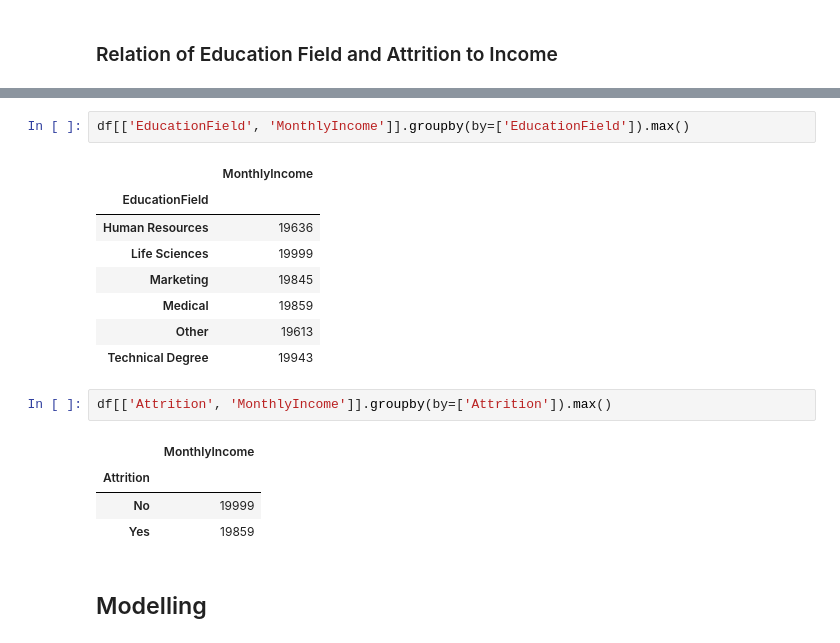
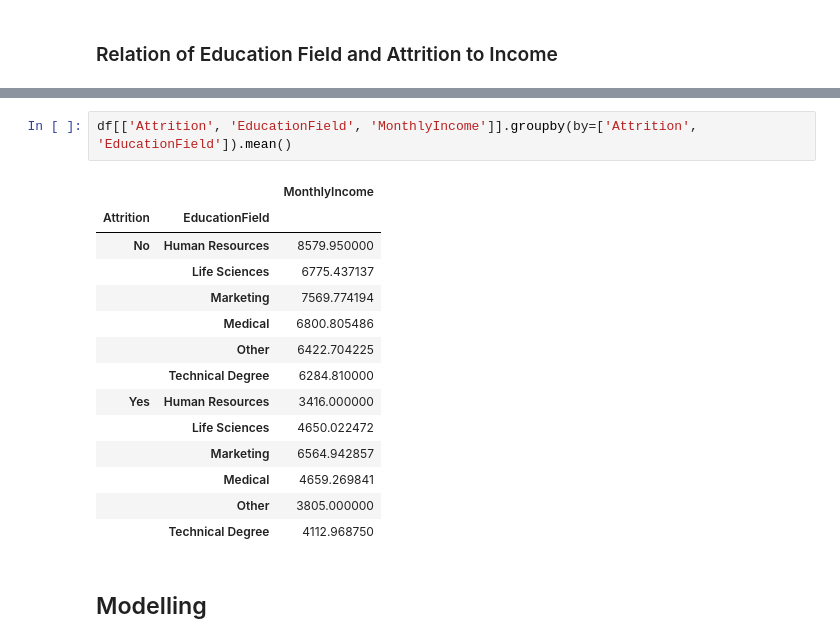
Before and after one commit to devGvieira/Employee_Analysis, a Jupyter notebook: Analysis.ipynb, the cells around one changed output, grey strips where cells are left out. Saved outputs shown, nothing was run; the diff lists cells and outputs as text.

```diff
--- a/Analysis.ipynb
+++ b/Analysis.ipynb
@@ -78,21 +98,20 @@ sns.violinplot(df['JobRole'])
 # %%
-df[['EducationField', 'MonthlyIncome']].groupby(by=['EducationField']).max()
+df[['Attrition', 'EducationField', 'MonthlyIncome']].groupby(by=['Attrition', 'EducationField']).mean()
 # %% [output]
-|  | MonthlyIncome |
-| EducationField |  |
-| Human Resources | 19636 |
-| Life Sciences | 19999 |
-| Marketing | 19845 |
-| Medical | 19859 |
-| Other | 19613 |
-| Technical Degree | 19943 |
+|  |  | MonthlyIncome |
+| Attrition | EducationField |  |
+| No | Human Resources | 8579.950000 |
+|  | Life Sciences | 6775.437137 |
+|  | Marketing | 7569.774194 |
+|  | Medical | 6800.805486 |
+|  | Other | 6422.704225 |
+|  | Technical Degree | 6284.810000 |
+| Yes | Human Resources | 3416.000000 |
+|  | Life Sciences | 4650.022472 |
+|  | Marketing | 6564.942857 |
+|  | Medical | 4659.269841 |
+|  | Other | 3805.000000 |
+|  | Technical Degree | 4112.968750 |
-# %%
-df[['Attrition', 'MonthlyIncome']].groupby(by=['Attrition']).max()
-# %% [output]
-|  | MonthlyIncome |
-| Attrition |  |
-| No | 19999 |
-| Yes | 19859 |
 # %% [markdown]
 ## Modelling
 # %% [markdown]
```
Also changed, not shown: parts of 25 cells of this notebook, 4 other files.
